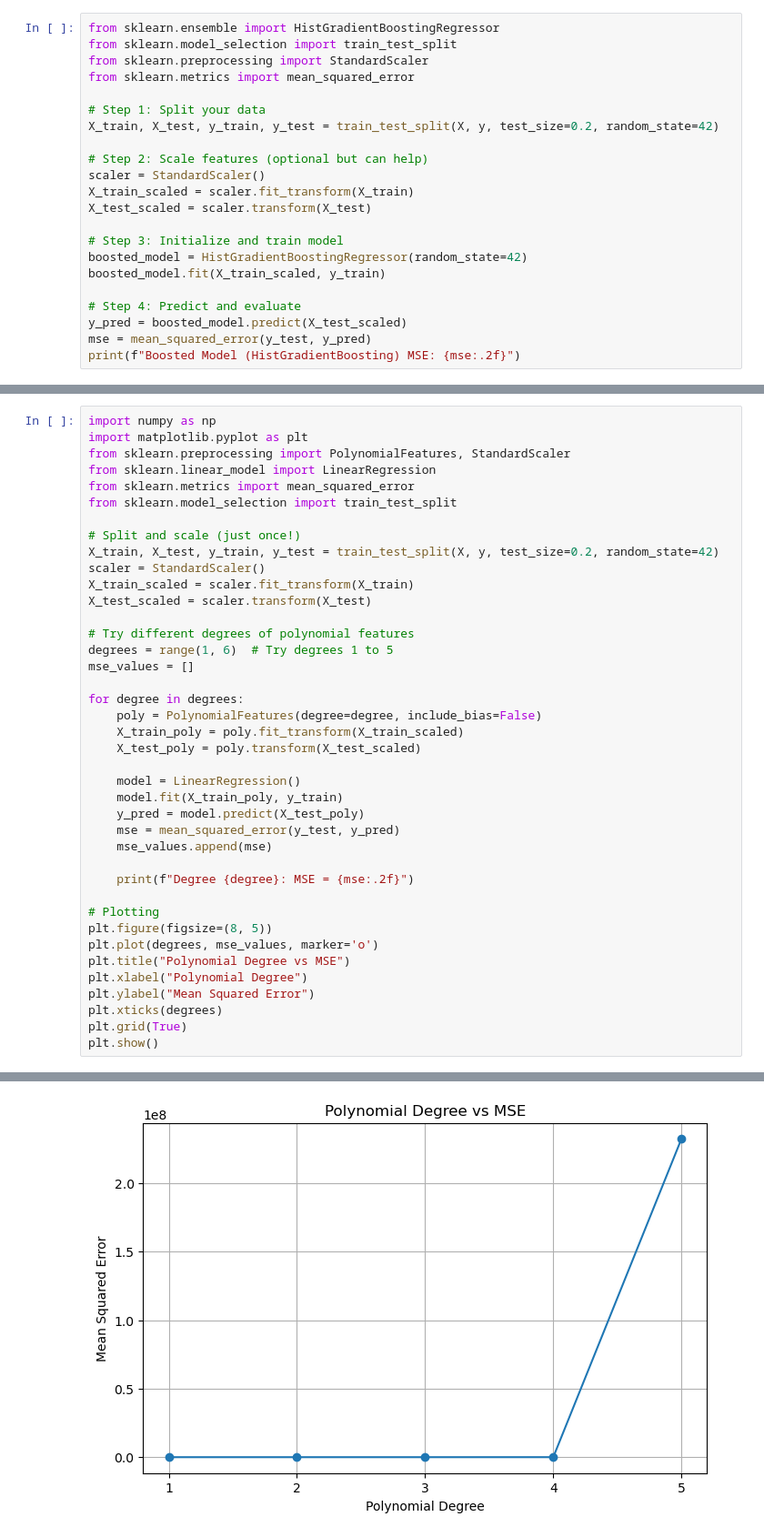
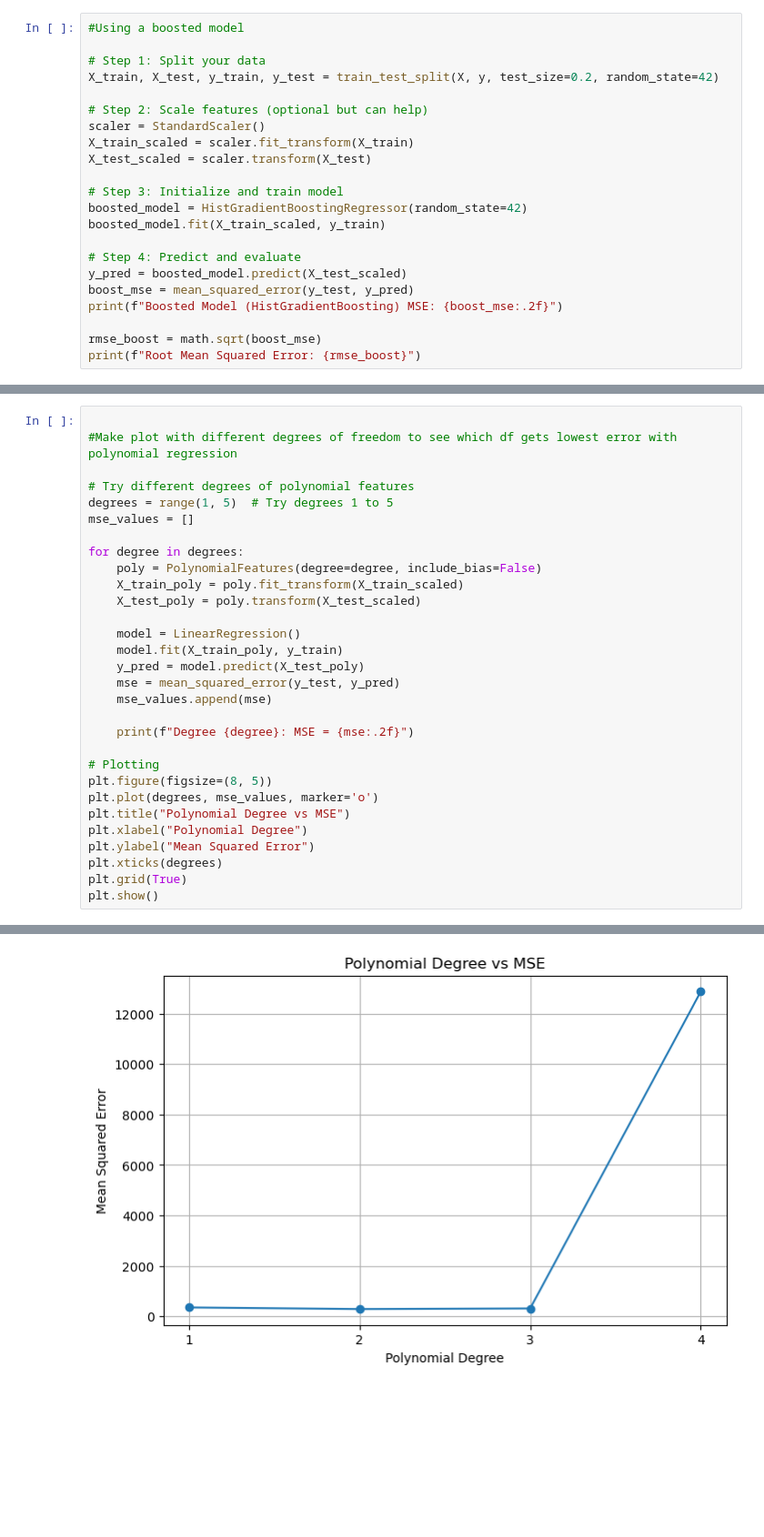
Before and after one commit to dmnkallen/Hertie_ML_2025_Labs_Dom, a Jupyter notebook: medical.ipynb, the cells around one changed output, grey strips where cells are left out. Shown at 91% size. Drawn from its saved outputs; the diff is of its cells as text; blank space fills up the shorter version.

```diff
--- a/medical.ipynb
+++ b/medical.ipynb
@@ -104,8 +135,5 @@ Random Forest MSE: 277.85
 # %%
-from sklearn.ensemble import HistGradientBoostingRegressor
-from sklearn.model_selection import train_test_split
-from sklearn.preprocessing import StandardScaler
-from sklearn.metrics import mean_squared_error
+#Using a boosted model
 
 # Step 1: Split your data
 X_train, X_test, y_train, y_test = train_test_split(X, y, test_size=0.2, random_state=42)
@@ -121,7 +149,10 @@ boosted_model.fit(X_train_scaled, y_train)
 
 # Step 4: Predict and evaluate
 y_pred = boosted_model.predict(X_test_scaled)
-mse = mean_squared_error(y_test, y_pred)
-print(f"Boosted Model (HistGradientBoosting) MSE: {mse:.2f}")
+boost_mse = mean_squared_error(y_test, y_pred)
+print(f"Boosted Model (HistGradientBoosting) MSE: {boost_mse:.2f}")
+
+rmse_boost = math.sqrt(boost_mse)
+print(f"Root Mean Squared Error: {rmse_boost}")
 # %% [output]
 Boosted Model (HistGradientBoosting) MSE: 283.85
@@ -128,19 +160,9 @@ Boosted Model (HistGradientBoosting) MSE: 283.85
 # %%
-import numpy as np
-import matplotlib.pyplot as plt
-from sklearn.preprocessing import PolynomialFeatures, StandardScaler
-from sklearn.linear_model import LinearRegression
-from sklearn.metrics import mean_squared_error
-from sklearn.model_selection import train_test_split
 
-# Split and scale (just once!)
-X_train, X_test, y_train, y_test = train_test_split(X, y, test_size=0.2, random_state=42)
-scaler = StandardScaler()
-X_train_scaled = scaler.fit_transform(X_train)
-X_test_scaled = scaler.transform(X_test)
+#Make plot with different degrees of freedom to see which df gets lowest error with polynomial regression
 
 # Try different degrees of polynomial features
-degrees = range(1, 6)  # Try degrees 1 to 5
+degrees = range(1, 5)  # Try degrees 1 to 5
 mse_values = []
 
 for degree in degrees:
@@ -174,2 +195,2 @@ Degree 5: MSE = 232321218.26
-[figure, old version]
+[figure, new version]
 # %% [markdown]
```
Also changed, not shown: parts of 11 cells of this notebook, 2 other files.
